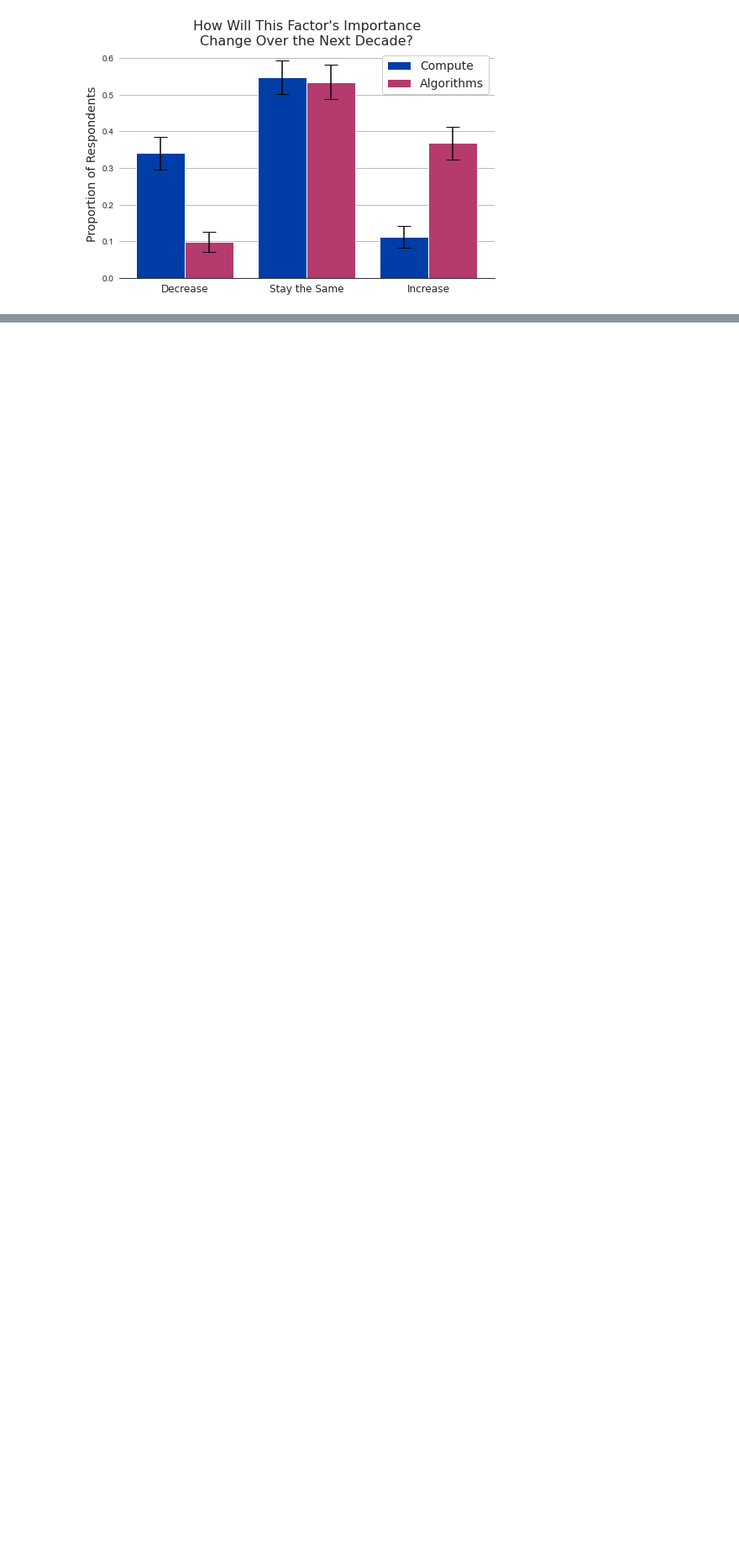
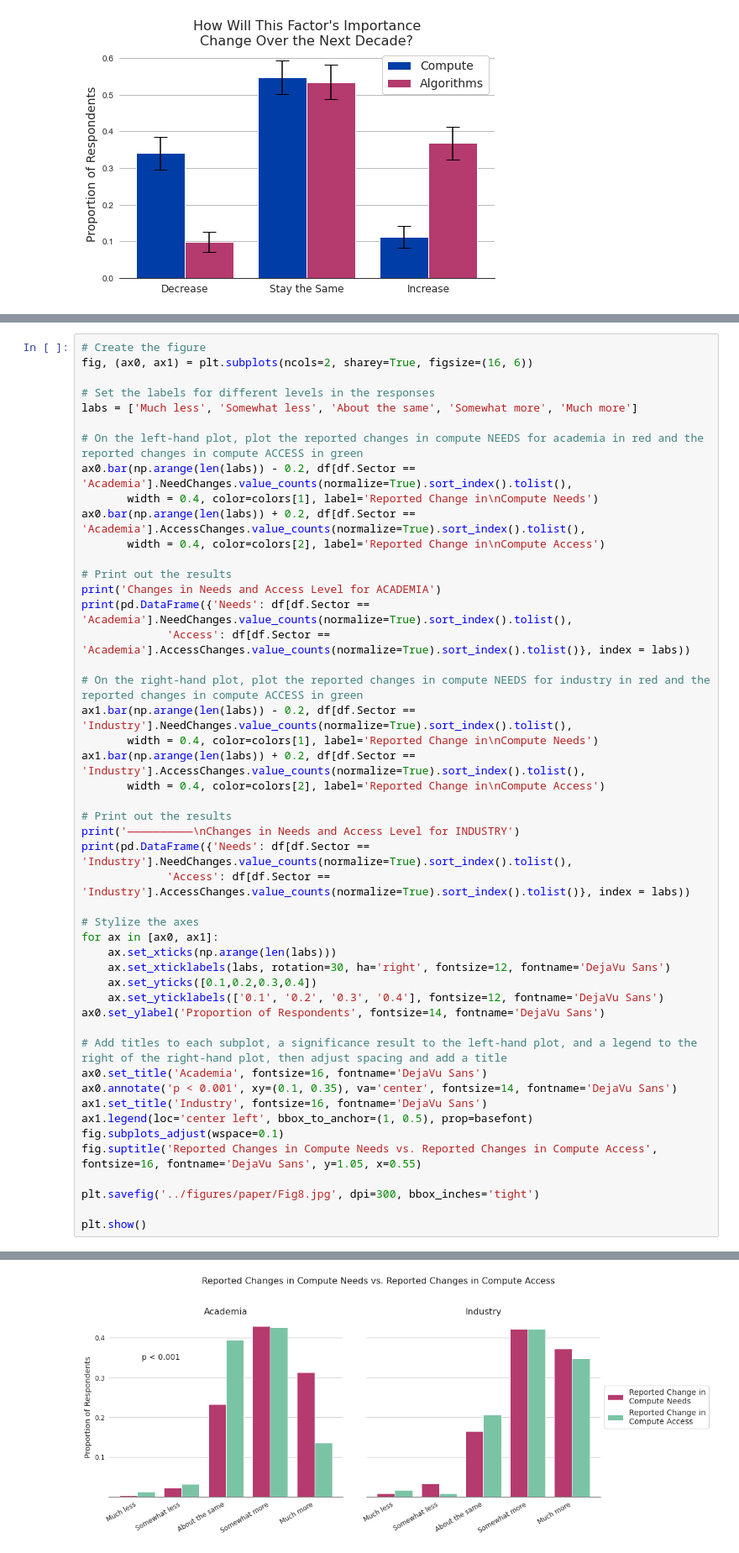
Before and after one commit to georgetown-cset/Compute_Survey_2022, a Jupyter notebook: scripts/paper_figures.ipynb, the cells around one changed output, grey strips where cells are left out. Shown at 84% size. Cells and saved outputs as stored; diff of their text form; blank space fills up the shorter version.

```diff
--- a/scripts/paper_figures.ipynb
+++ b/scripts/paper_figures.ipynb
@@ -452,0 +536,49 @@ Algorithms  0.027569       0.046447  0.044908
+# %%
+# Create the figure
+fig, (ax0, ax1) = plt.subplots(ncols=2, sharey=True, figsize=(16, 6))
+
+# Set the labels for different levels in the responses
+labs = ['Much less', 'Somewhat less', 'About the same', 'Somewhat more', 'Much more']
+
+# On the left-hand plot, plot the reported changes in compute NEEDS for academia in red and the reported changes in compute ACCESS in green
+ax0.bar(np.arange(len(labs)) - 0.2, df[df.Sector == 'Academia'].NeedChanges.value_counts(normalize=True).sort_index().tolist(),
+       width = 0.4, color=colors[1], label='Reported Change in\nCompute Needs')
+ax0.bar(np.arange(len(labs)) + 0.2, df[df.Sector == 'Academia'].AccessChanges.value_counts(normalize=True).sort_index().tolist(),
+       width = 0.4, color=colors[2], label='Reported Change in\nCompute Access')
+
+# Print out the results
+print('Changes in Needs and Access Level for ACADEMIA')
+print(pd.DataFrame({'Needs': df[df.Sector == 'Academia'].NeedChanges.value_counts(normalize=True).sort_index().tolist(),
+             'Access': df[df.Sector == 'Academia'].AccessChanges.value_counts(normalize=True).sort_index().tolist()}, index = labs))
+
+# On the right-hand plot, plot the reported changes in compute NEEDS for industry in red and the reported changes in compute ACCESS in green
+ax1.bar(np.arange(len(labs)) - 0.2, df[df.Sector == 'Industry'].NeedChanges.value_counts(normalize=True).sort_index().tolist(),
+       width = 0.4, color=colors[1], label='Reported Change in\nCompute Needs')
+ax1.bar(np.arange(len(labs)) + 0.2, df[df.Sector == 'Industry'].AccessChanges.value_counts(normalize=True).sort_index().tolist(),
+       width = 0.4, color=colors[2], label='Reported Change in\nCompute Access')
+
+# Print out the results
+print('——————————\nChanges in Needs and Access Level for INDUSTRY')
+print(pd.DataFrame({'Needs': df[df.Sector == 'Industry'].NeedChanges.value_counts(normalize=True).sort_index().tolist(),
+             'Access': df[df.Sector == 'Industry'].AccessChanges.value_counts(normalize=True).sort_index().tolist()}, index = labs))
+
+# Stylize the axes
+for ax in [ax0, ax1]:
+    ax.set_xticks(np.arange(len(labs)))
+    ax.set_xticklabels(labs, rotation=30, ha='right', fontsize=12, fontname='DejaVu Sans')
+    ax.set_yticks([0.1,0.2,0.3,0.4])
+    ax.set_yticklabels(['0.1', '0.2', '0.3', '0.4'], fontsize=12, fontname='DejaVu Sans')
+ax0.set_ylabel('Proportion of Respondents', fontsize=14, fontname='DejaVu Sans')
+
+# Add titles to each subplot, a significance result to the left-hand plot, and a legend to the right of the right-hand plot, then adjust spacing and add a title
+ax0.set_title('Academia', fontsize=16, fontname='DejaVu Sans')
+ax0.annotate('p < 0.001', xy=(0.1, 0.35), va='center', fontsize=14, fontname='DejaVu Sans')
+ax1.set_title('Industry', fontsize=16, fontname='DejaVu Sans')
+ax1.legend(loc='center left', bbox_to_anchor=(1, 0.5), prop=basefont)
+fig.subplots_adjust(wspace=0.1)
+fig.suptitle('Reported Changes in Compute Needs vs. Reported Changes in Compute Access', fontsize=16, fontname='DejaVu Sans', y=1.05, x=0.55)
+
+plt.savefig('../figures/paper/Fig8.jpg', dpi=300, bbox_inches='tight')
+
+plt.show()
+# %% [output]
@@ -452,0 +600 @@ Algorithms  0.027569       0.046447  0.044908
+[figure, added]
```
Also changed, not shown: parts of 24 cells of this notebook, 16 other files.
